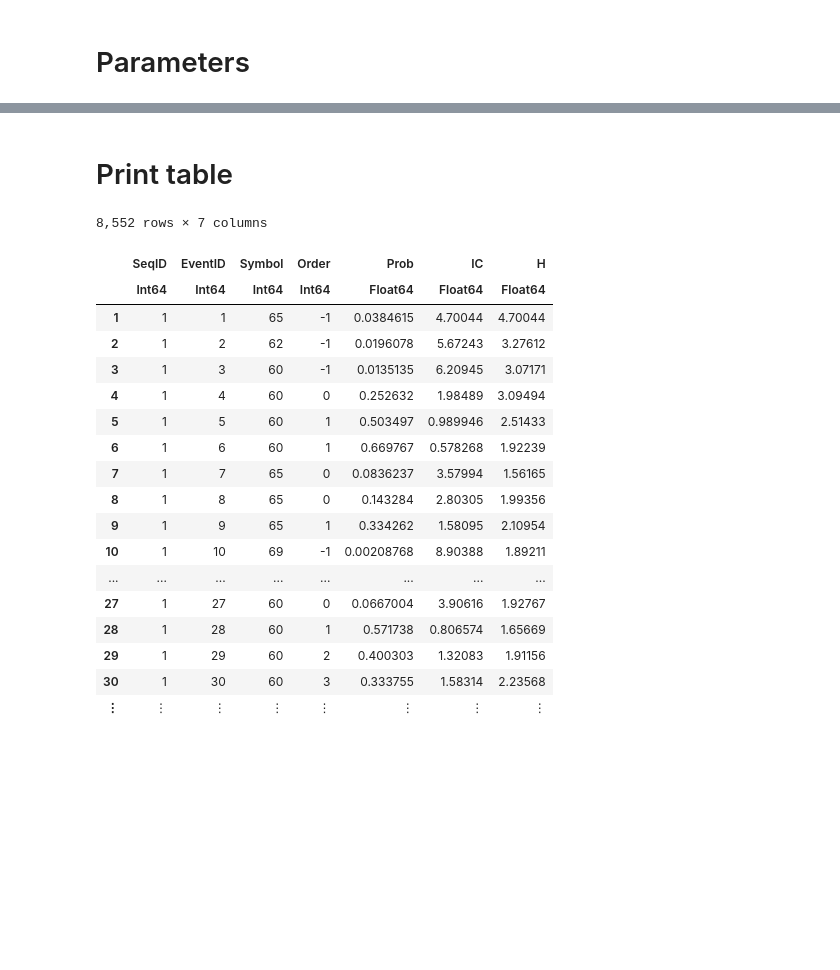
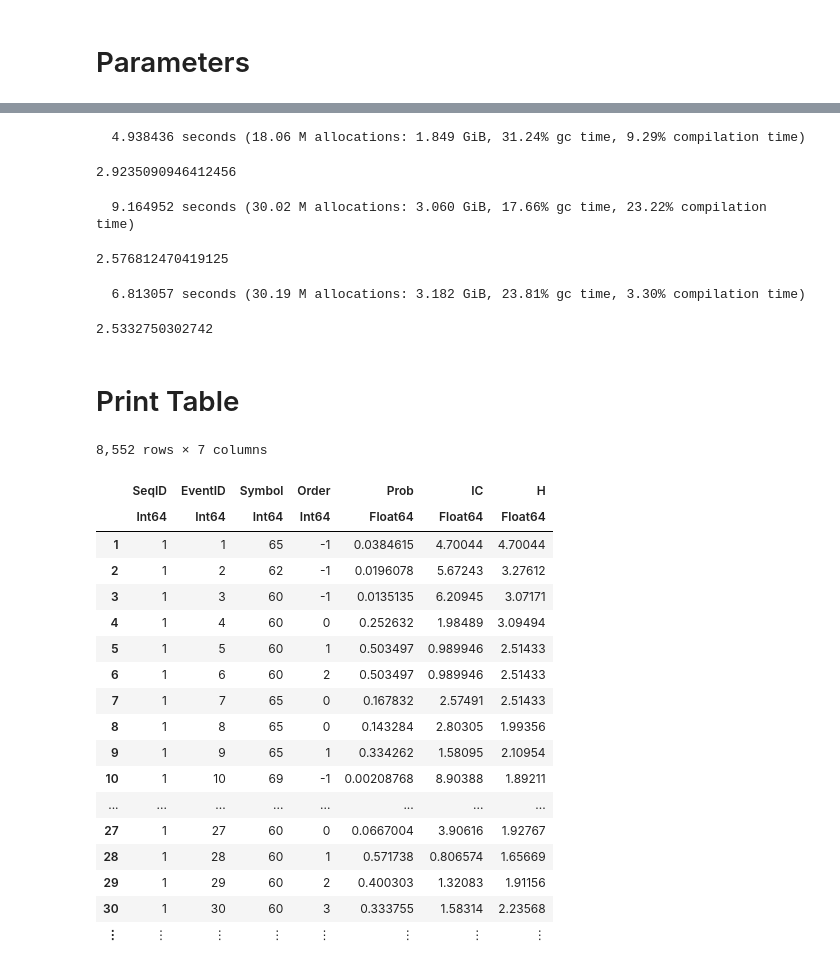
Before and after one commit to nick-harley/chakra, a Jupyter notebook: idyom-comparison.ipynb, the cells around one changed output, grey strips where cells are left out. Cells and saved outputs as stored; diff of their text form; code cells hidden in the pictures; blank space fills up the shorter version.

```diff
--- a/idyom-comparison.ipynb
+++ b/idyom-comparison.ipynb
@@ -43,18 +37,36 @@ model = stm
+# %%
+@time pitch_ltm_plus = PPM.ppm_ltm_plus(pitch_view,a,b,e,u,o);
+PPM.mean_infcontent(pitch_ltm_plus)
+# %% [output]
+  4.938436 seconds (18.06 M allocations: 1.849 GiB, 31.24% gc time, 9.29% compilation time)
+2.9235090946412456
+# %%
+@time pitch_both = PPM.ppm_both(pitch_view,a,b,e,u,o);
+PPM.mean_infcontent(pitch_both)
+# %% [output]
+  9.164952 seconds (30.02 M allocations: 3.060 GiB, 17.66% gc time, 23.22% compilation time)
+2.576812470419125
+# %%
+@time pitch_both_plus = PPM.ppm_both_plus(pitch_view,a,b,e,u,o);
+PPM.mean_infcontent(pitch_both_plus)
+# %% [output]
+  6.813057 seconds (30.19 M allocations: 3.182 GiB, 23.81% gc time, 3.30% compilation time)
+2.5332750302742
 # %% [markdown]
-# Print table
+# Print Table
 # %%
-table = PPM.todataframe(model)
+pitch_table = PPM.todataframe(pitch_stm)
 # %% [output]
 8,552 rows × 7 columns
 |  | SeqID | EventID | Symbol | Order | Prob | IC | H |
 |  | Int64 | Int64 | Int64 | Int64 | Float64 | Float64 | Float64 |
 | 1 | 1 | 1 | 65 | -1 | 0.0384615 | 4.70044 | 4.70044 |
 | 2 | 1 | 2 | 62 | -1 | 0.0196078 | 5.67243 | 3.27612 |
 | 3 | 1 | 3 | 60 | -1 | 0.0135135 | 6.20945 | 3.07171 |
 | 4 | 1 | 4 | 60 | 0 | 0.252632 | 1.98489 | 3.09494 |
 | 5 | 1 | 5 | 60 | 1 | 0.503497 | 0.989946 | 2.51433 |
-| 6 | 1 | 6 | 60 | 1 | 0.669767 | 0.578268 | 1.92239 |
-| 7 | 1 | 7 | 65 | 0 | 0.0836237 | 3.57994 | 1.56165 |
+| 6 | 1 | 6 | 60 | 2 | 0.503497 | 0.989946 | 2.51433 |
+| 7 | 1 | 7 | 65 | 0 | 0.167832 | 2.57491 | 2.51433 |
 | 8 | 1 | 8 | 65 | 0 | 0.143284 | 2.80305 | 1.99356 |
 | 9 | 1 | 9 | 65 | 1 | 0.334262 | 1.58095 | 2.10954 |
 | 10 | 1 | 10 | 69 | -1 | 0.00208768 | 8.90388 | 1.89211 |
```
Also changed, not shown: parts of 18 cells of this notebook, 5 other files.
